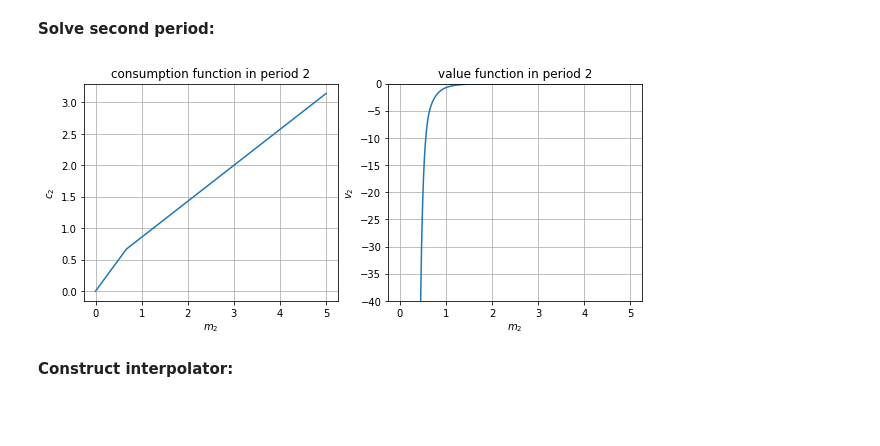
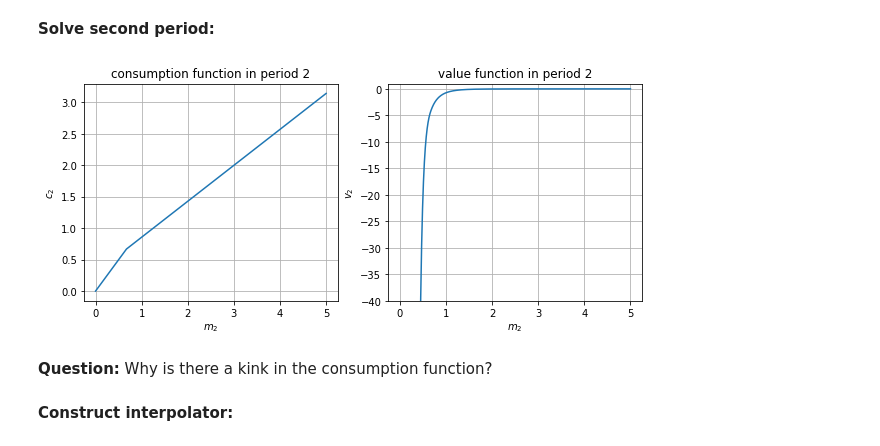
Before and after one commit to NumEconCopenhagen/lectures-2019, a Jupyter notebook: 10/Numerical_optimization.ipynb, the cells around one changed output. Saved outputs shown, nothing was run; the diff lists cells and outputs as text; code cells hidden in the pictures; blank space fills up the shorter version.

```diff
--- a/10/Numerical_optimization.ipynb
+++ b/10/Numerical_optimization.ipynb
@@ -948,35 +983,37 @@ def solve_period_2(rho,nu,kappa,Delta):
         x0 = m2/2
 
         # iii. optimizer
         result = optimize.minimize_scalar(obj,x0,method='bounded',bounds=[1e-8,m2])
 
         # iv. save
         v2_vec[i] = -result.fun
         c2_vec[i] = result.x
 
     return m2_vec,v2_vec,c2_vec
 
 # solve
 m2_vec,v2_vec,c2_vec = solve_period_2(rho,nu,kappa,Delta)
 
 # illustration
 fig = plt.figure(figsize=(10,4))
 ax = fig.add_subplot(1,2,1)
 ax.plot(m2_vec,c2_vec)
 ax.grid()
 ax.set_xlabel('$m_2$')
 ax.set_ylabel('$c_2$')
 ax.set_title('consumption function in period 2')
 
 ax = fig.add_subplot(1,2,2)
 ax.plot(m2_vec,v2_vec)
 ax.grid()
 ax.set_xlabel('$m_2$')
 ax.set_ylabel('$v_2$')
 ax.set_title('value function in period 2')
-ax.set_ylim([-40,0.01]);
+ax.set_ylim([-40,1]);
 # %% [output]
-[figure, old version]
+[figure, new version]
+# %% [markdown]
+**Question:** Why is there a kink in the consumption function?
 # %% [markdown]
 **Construct interpolator:**
 # %%
```
Also changed, not shown: parts of 22 cells of this notebook, 1 other file.
